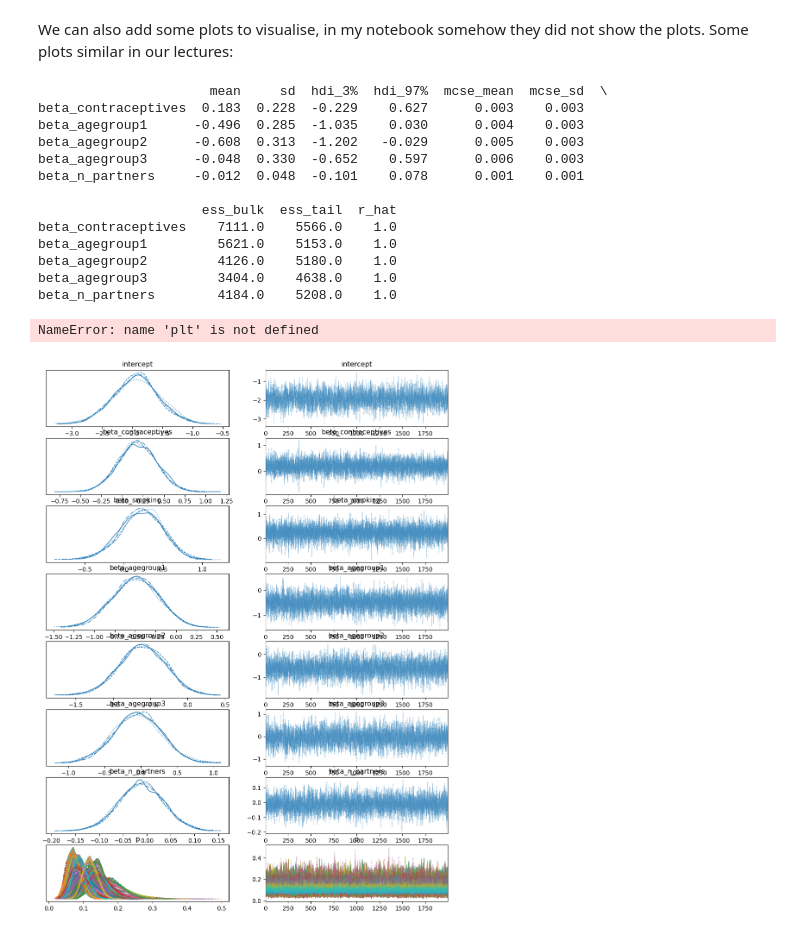
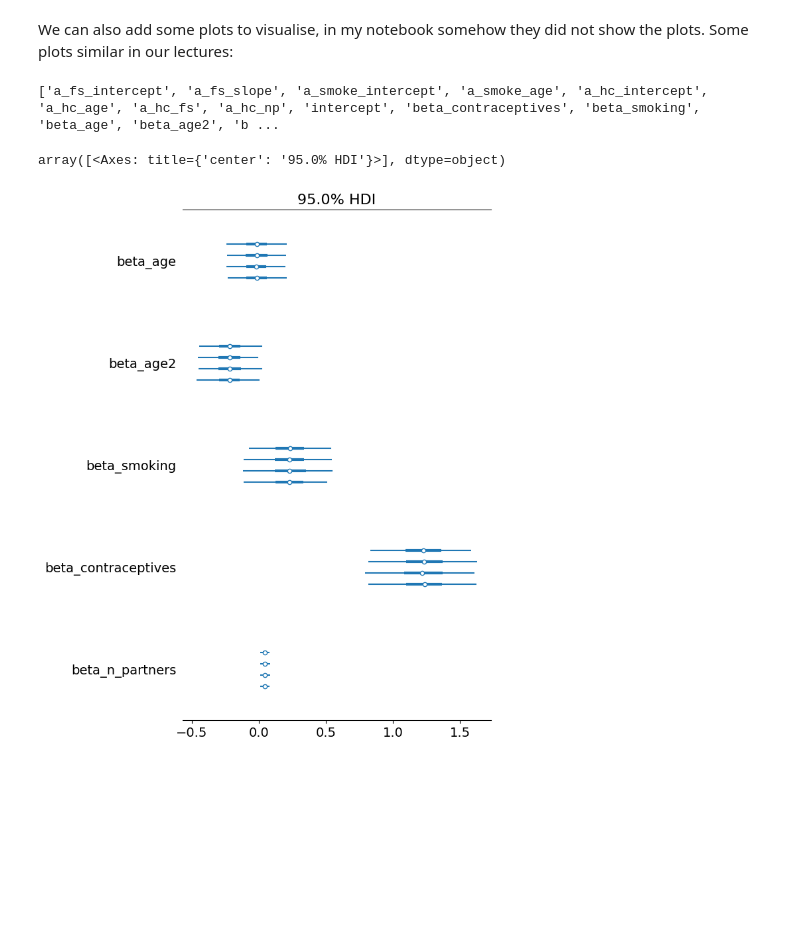
Before and after one commit to klumiste/bayes25_final_project_hpv, a Jupyter notebook: modelling_attempt.ipynb, the cells around one changed output. Drawn from its saved outputs; the diff is of its cells as text; code cells hidden in the pictures; blank space fills up the shorter version.

```diff
--- a/modelling_attempt.ipynb
+++ b/modelling_attempt.ipynb
@@ -58,23 +95,12 @@ Sampling 4 chains for 1_000 tune and 2_000 draw iterations (4_000 + 8_000 draws
 # %% [markdown]
 We can also add some plots to visualise, in my notebook somehow they did not show the plots.
 Some plots similar in our lectures:
+# %%
+print(list(idata.posterior.data_vars))
+# %% [output]
+['a_fs_intercept', 'a_fs_slope', 'a_smoke_intercept', 'a_smoke_age', 'a_hc_intercept', 'a_hc_age', 'a_hc_fs', 'a_hc_np', 'intercept', 'beta_contraceptives', 'beta_smoking', 'beta_age', 'beta_age2', 'b ...
 # %%
-print(az.summary(idata,var_names=['beta_contraceptives','beta_agegroup1','beta_agegroup2', 'beta_agegroup3', 'beta_n_partners']))
-az.plot_trace(idata)
-plt.show()
+az.plot_forest(idata, var_names=["beta_age", "beta_age2", "beta_smoking", "beta_contraceptives", "beta_n_partners"], hdi_prob=0.95)
 # %% [output]
-                      mean     sd  hdi_3%  hdi_97%  mcse_mean  mcse_sd  \
-beta_contraceptives  0.183  0.228  -0.229    0.627      0.003    0.003
-beta_agegroup1      -0.496  0.285  -1.035    0.030      0.004    0.003
-beta_agegroup2      -0.608  0.313  -1.202   -0.029      0.005    0.003
-beta_agegroup3      -0.048  0.330  -0.652    0.597      0.006    0.003
-beta_n_partners     -0.012  0.048  -0.101    0.078      0.001    0.001
-
-                     ess_bulk  ess_tail  r_hat
-beta_contraceptives    7111.0    5566.0    1.0
-beta_agegroup1         5621.0    5153.0    1.0
-beta_agegroup2         4126.0    5180.0    1.0
-beta_agegroup3         3404.0    4638.0    1.0
-beta_n_partners        4184.0    5208.0    1.0
+array([<Axes: title={'center': '95.0% HDI'}>], dtype=object)
-NameError: name 'plt' is not defined
-[figure, old version]
+[figure, new version]
```
Also changed, not shown: parts of 2 cells of this notebook.
